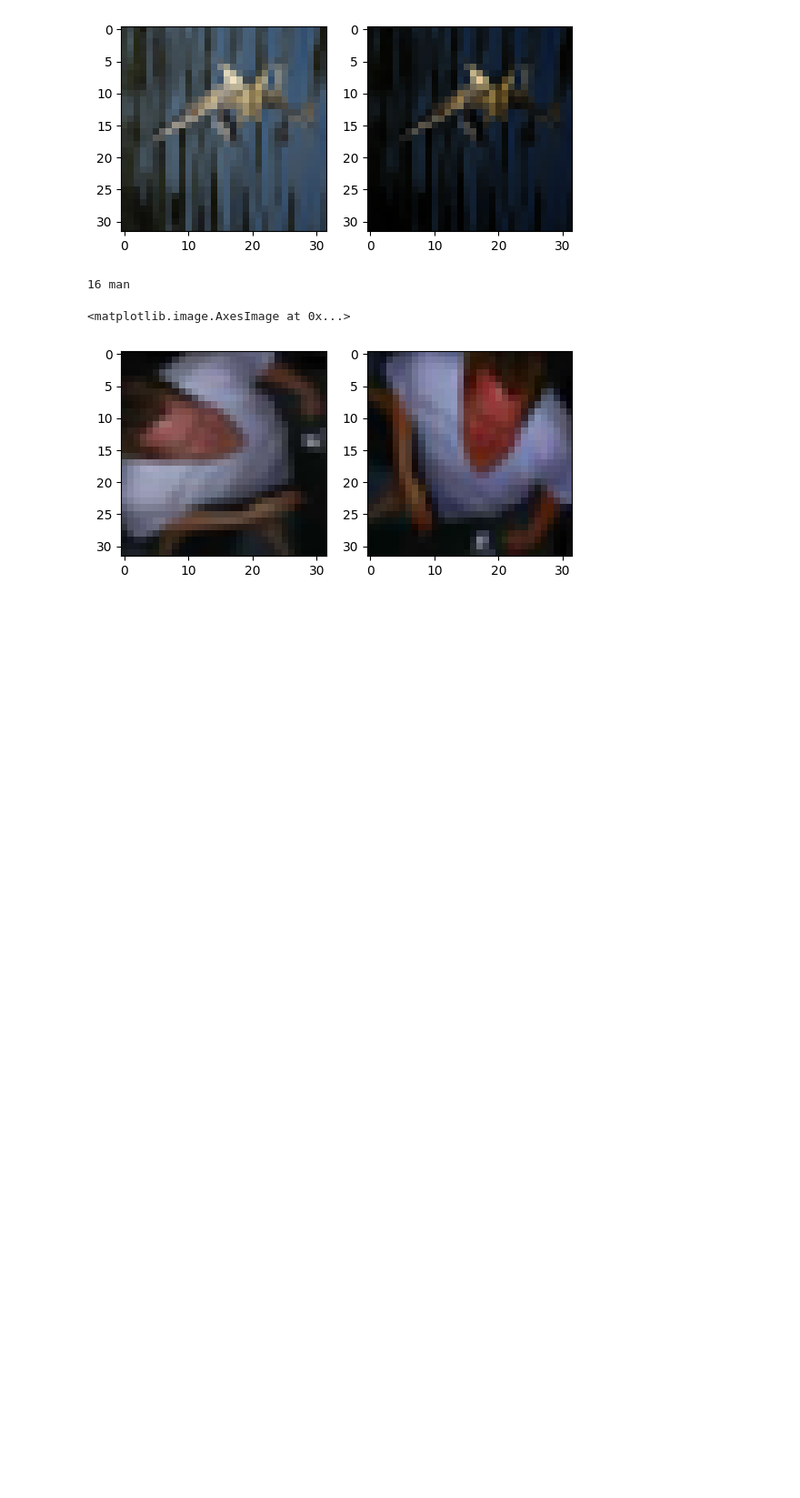
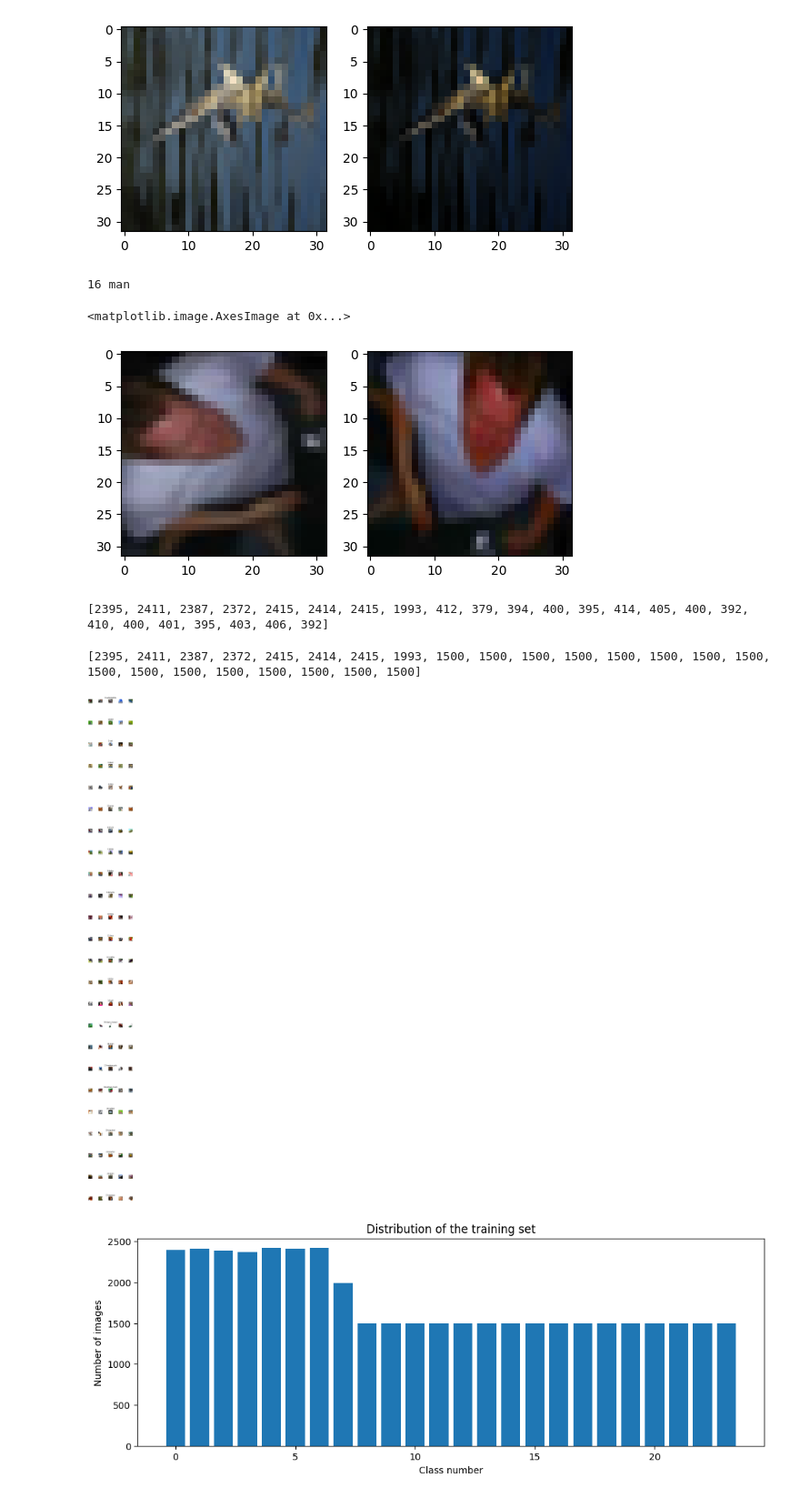
Before and after one commit to Alizzie/ST_CA1, a Jupyter notebook: main.ipynb, the cells around one changed output. Shown at 91% size. Saved outputs shown, nothing was run; the diff lists cells and outputs as text; code cells hidden in the pictures; blank space fills up the shorter version.

```diff
--- a/main.ipynb
+++ b/main.ipynb
@@ -443,3 +442,9 @@ def label_shape_match(x_train, y_train, x_val, y_val, x_test, y_test):
     assert(x_val.shape[1:] == (32, 32, 3)), "The valid images are not 32x32"
 # %%
 x_train, x_val, y_train, y_val = train_test_split(x_train, y_train, test_size=0.2, random_state=42)
+# %%
+num_of_samples = show_all_class_samples(x_train, y_train, num_classes, cols)
+show_class_distribution(num_of_samples, num_classes)
+plt.close('all')
+# %% [output]
+[2395, 2411, 2387, 2372, 2415, 2414, 2415, 1993, 412, 379, 394, 400, 395, 414, 405, 400, 392, 410, 400, 401, 395, 403, 406, 392]
@@ -446,3 +477,20 @@ x_train, x_val, y_train, y_val = train_test_split(x_train, y_train, test_size=0.
+# %%
+num_of_samples = []
+fig, axs = plt.subplots(nrows=num_classes, ncols=cols, figsize=(5,50))
+fig.tight_layout()
+for i in range(cols):
+  for j in range(len(set(y_train))):
+    x_selected = x_train[y_train == j]
+    axs[j][i].imshow(x_selected[random.randint(0, len(x_selected)-1)], cmap=plt.get_cmap('gray'))
+    axs[j][i].axis("off")
+    if i == 2:
+      num_of_samples.append(len(x_selected))
+      axs[j][i].set_title(str(dic_labels[j]) + '-' + str(dic_classnames[j]))
+show_class_distribution(num_of_samples, num_classes)
+# %% [output]
+[2395, 2411, 2387, 2372, 2415, 2414, 2415, 1993, 1500, 1500, 1500, 1500, 1500, 1500, 1500, 1500, 1500, 1500, 1500, 1500, 1500, 1500, 1500, 1500]
+[figure, added]
+[figure, added]
 # %%
 y_train, y_val, y_test = one_hot_encode_labels(y_train, y_val, y_test, num_classes)
 label_shape_match(x_train, y_train, x_val, y_val, x_test, y_test)
```
Also changed, not shown: parts of 14 cells of this notebook.
